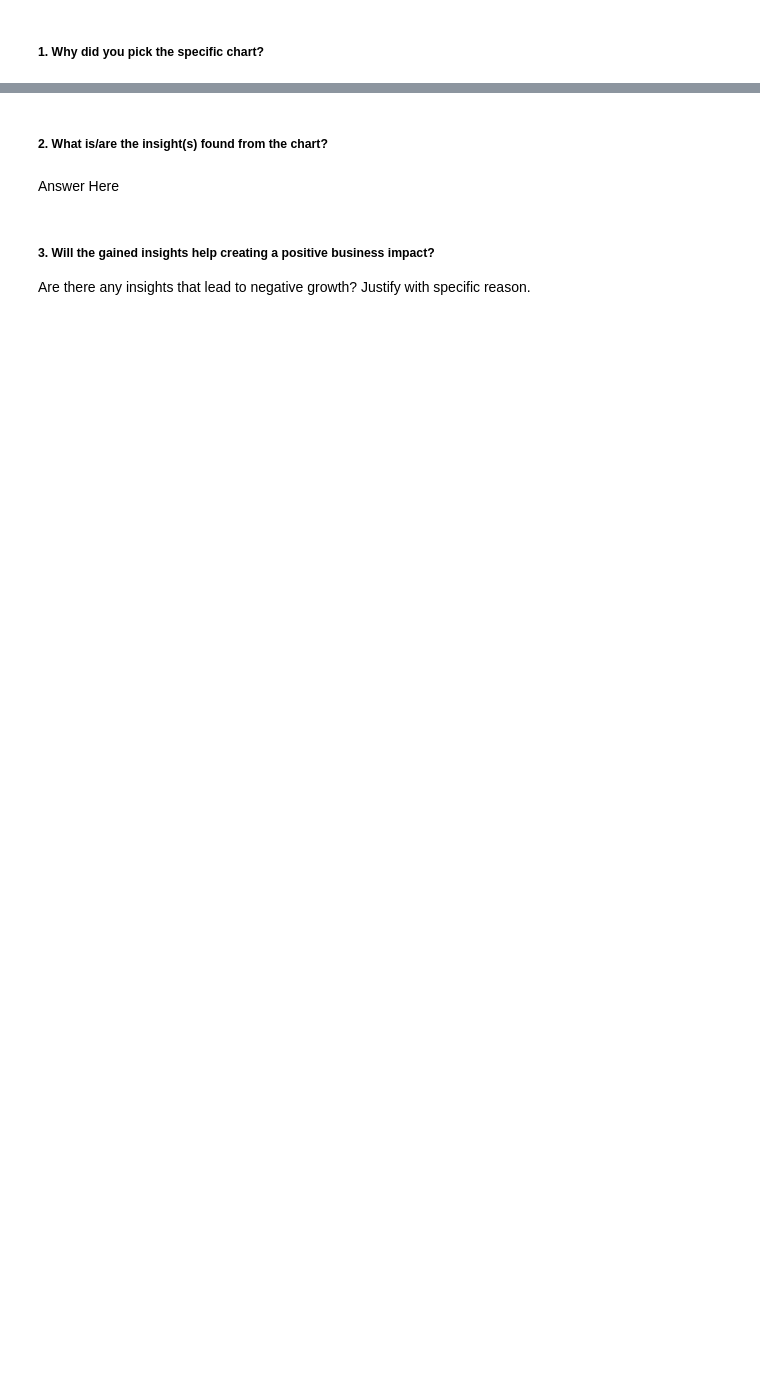
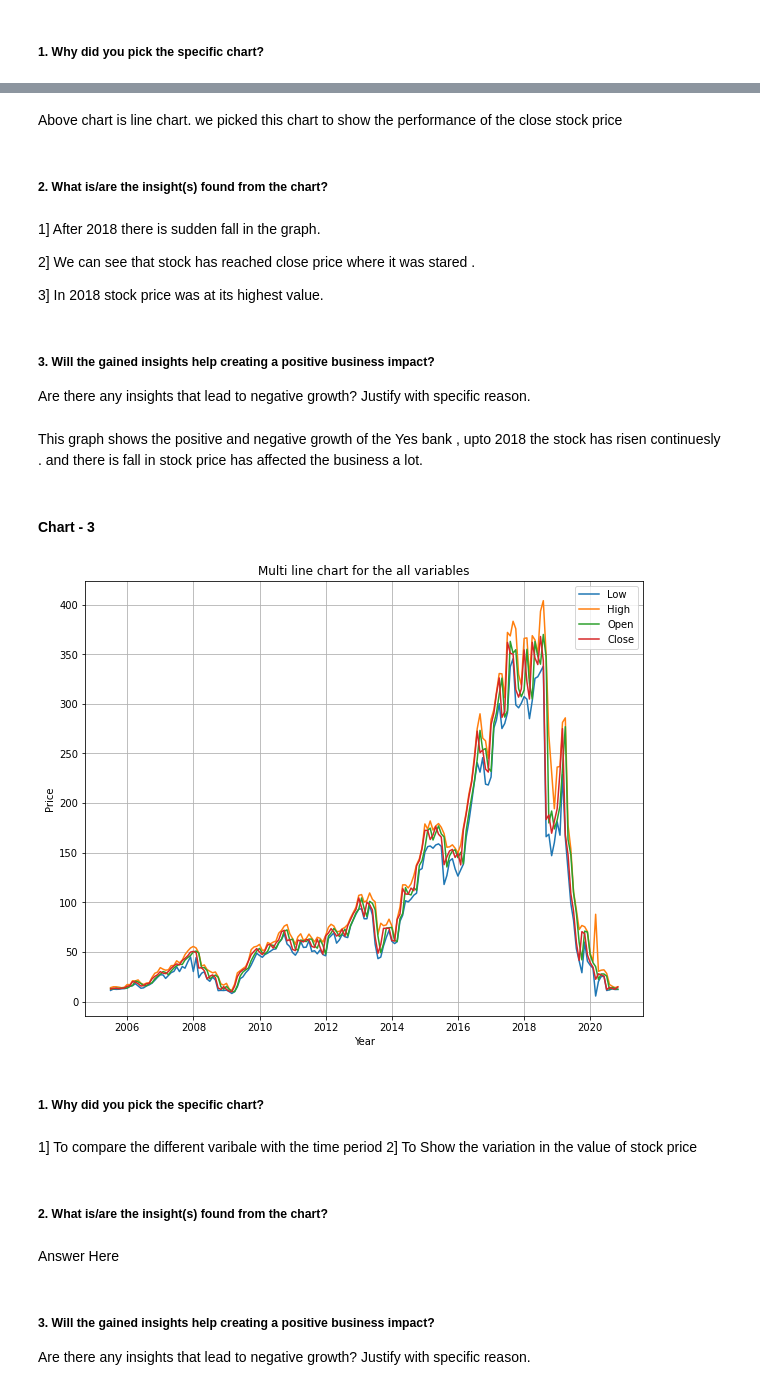
Before and after one commit to avigangarde/Capstone-II--Yes-bank-stock-close-price-prediction-Supervised-ML-Regression-, a Jupyter notebook: Capstone_II_Yes_bank_stock_close_price_prediction(Supervised_ML_Regression).ipynb, the cells around one changed output, grey strips where cells are left out. Saved outputs shown, nothing was run; the diff lists cells and outputs as text; code cells hidden in the pictures; blank space fills up the shorter version.

```diff
--- a/Capstone_II_Yes_bank_stock_close_price_prediction(Supervised_ML_Regression).ipynb
+++ b/Capstone_II_Yes_bank_stock_close_price_prediction(Supervised_ML_Regression).ipynb
@@ -418,3 +427,41 @@ Answer Here.
+# %% [markdown]
+Above chart is line chart. we picked this chart to show the performance of the close stock price
+# %% [markdown]
+##### 2. What is/are the insight(s) found from the chart?
+# %% [markdown]
+1] After 2018 there is sudden fall in the graph.
+
+2] We can see that stock has reached  close price where it was stared .
+
+3] In 2018 stock price was at its highest value.
+# %% [markdown]
+##### 3. Will the gained insights help creating a positive business impact?
+Are there any insights that lead to negative growth? Justify with specific reason.
+# %% [markdown]
+This graph shows the positive and negative growth of the Yes bank , upto 2018 the stock has risen continuesly . and there is fall in stock price has affected the business a lot.
+# %% [markdown]
+#### Chart - 3
+# %%
+# Chart - 3 visualization code
+#  Multi line chart comparing the all the variable in the data
+plt.figure(figsize=(10,8))
+plt.plot(df['Date'],df['Low'])
+plt.plot(df['Date'],df['High'])
+plt.plot(df['Date'],df['Open'])
+plt.plot(df['Date'],df['Close'])
+plt.legend(['Low','High','Open','Close'])
+plt.title('Multi line chart for the all variables')
+plt.xlabel('Year')
+plt.ylabel('Price')
+plt.grid()
+plt.show()
+# %% [output]
+[figure, added]
+# %% [markdown]
+##### 1. Why did you pick the specific chart?
+# %% [markdown]
+1] To compare the different varibale with the time period
+2] To Show the variation in the value of stock price
 # %% [markdown]
 ##### 2. What is/are the insight(s) found from the chart?
 # %% [markdown]
```
Also changed, not shown: parts of 120 cells of this notebook.
